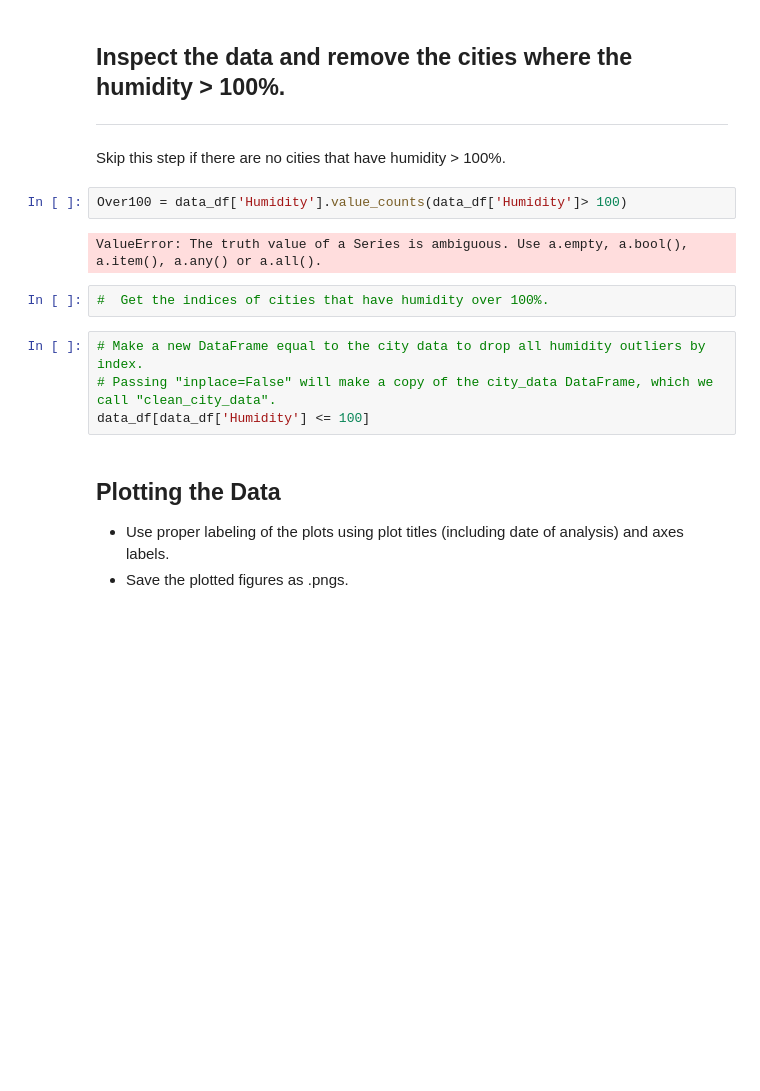
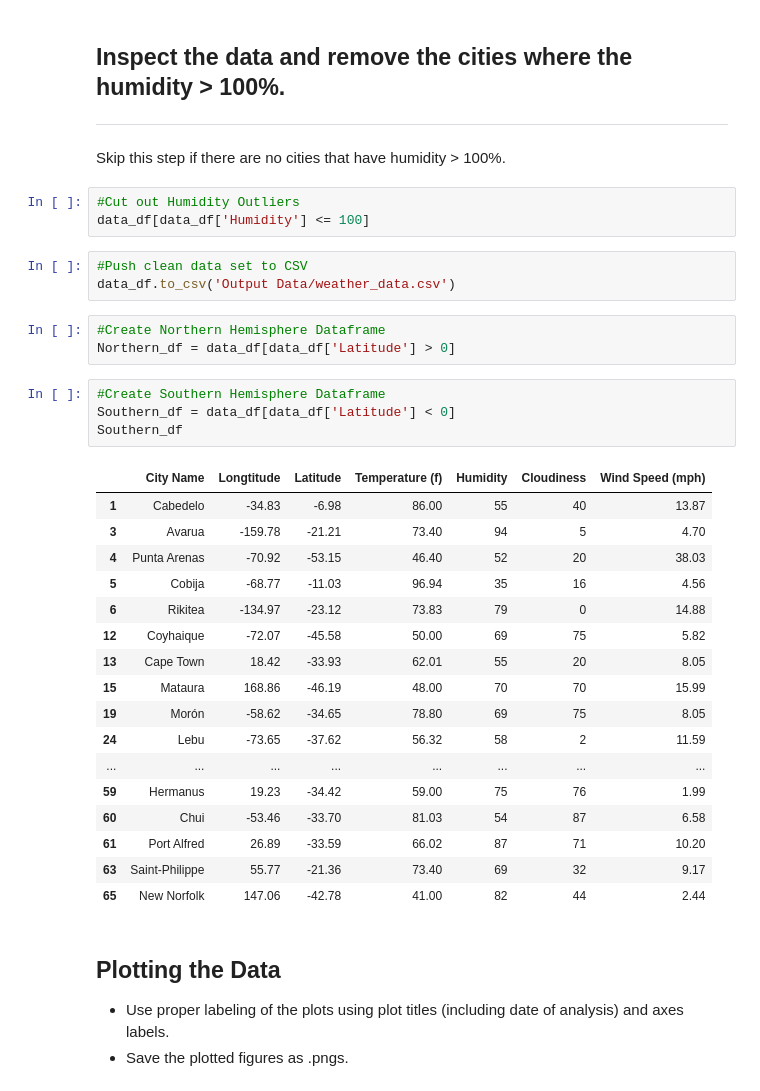
Before and after one commit to blackdenarius307/API-Challenge, a Jupyter notebook: WeatherPy.ipynb, the cells around one changed output. Cells and saved outputs as stored; diff of their text form; blank space fills up the shorter version.

Commit message:
Output formulation done. Linear Regression and Northern/Southern to go

```diff
--- a/WeatherPy.ipynb
+++ b/WeatherPy.ipynb
@@ -93,15 +93,36 @@ data_df = pd.DataFrame(data)
 ----
 Skip this step if there are no cities that have humidity > 100%.
 # %%
-Over100 = data_df['Humidity'].value_counts(data_df['Humidity']> 100)
+#Cut out Humidity Outliers
+data_df[data_df['Humidity'] <= 100]
-# %% [output]
-ValueError: The truth value of a Series is ambiguous. Use a.empty, a.bool(), a.item(), a.any() or a.all().
-# %%
-#  Get the indices of cities that have humidity over 100%.
-# %%
-# Make a new DataFrame equal to the city data to drop all humidity outliers by index.
-# Passing "inplace=False" will make a copy of the city_data DataFrame, which we call "clean_city_data".
-data_df[data_df['Humidity'] <= 100]
+# %%
+#Push clean data set to CSV
+data_df.to_csv('Output Data/weather_data.csv')
+# %%
+#Create Northern Hemisphere Dataframe
+Northern_df = data_df[data_df['Latitude'] > 0]
+# %%
+#Create Southern Hemisphere Dataframe
+Southern_df = data_df[data_df['Latitude'] < 0]
+Southern_df
+# %% [output]
+|  | City Name | Longtitude | Latitude | Temperature (f) | Humidity | Cloudiness | Wind Speed (mph) |
+| 1 | Cabedelo | -34.83 | -6.98 | 86.00 | 55 | 40 | 13.87 |
+| 3 | Avarua | -159.78 | -21.21 | 73.40 | 94 | 5 | 4.70 |
+| 4 | Punta Arenas | -70.92 | -53.15 | 46.40 | 52 | 20 | 38.03 |
+| 5 | Cobija | -68.77 | -11.03 | 96.94 | 35 | 16 | 4.56 |
+| 6 | Rikitea | -134.97 | -23.12 | 73.83 | 79 | 0 | 14.88 |
+| 12 | Coyhaique | -72.07 | -45.58 | 50.00 | 69 | 75 | 5.82 |
+| 13 | Cape Town | 18.42 | -33.93 | 62.01 | 55 | 20 | 8.05 |
+| 15 | Mataura | 168.86 | -46.19 | 48.00 | 70 | 70 | 15.99 |
+| 19 | Morón | -58.62 | -34.65 | 78.80 | 69 | 75 | 8.05 |
+| 24 | Lebu | -73.65 | -37.62 | 56.32 | 58 | 2 | 11.59 |
+| ... | ... | ... | ... | ... | ... | ... | ... |
+| 59 | Hermanus | 19.23 | -34.42 | 59.00 | 75 | 76 | 1.99 |
+| 60 | Chui | -53.46 | -33.70 | 81.03 | 54 | 87 | 6.58 |
+| 61 | Port Alfred | 26.89 | -33.59 | 66.02 | 87 | 71 | 10.20 |
+| 63 | Saint-Philippe | 55.77 | -21.36 | 73.40 | 69 | 32 | 9.17 |
+| 65 | New Norfolk | 147.06 | -42.78 | 41.00 | 82 | 44 | 2.44 |
 # %% [markdown]
 ## Plotting the Data
 * Use proper labeling of the plots using plot titles (including date of analysis) and axes labels.
```
Also changed, not shown: parts of 4 cells of this notebook, 6 other files.
